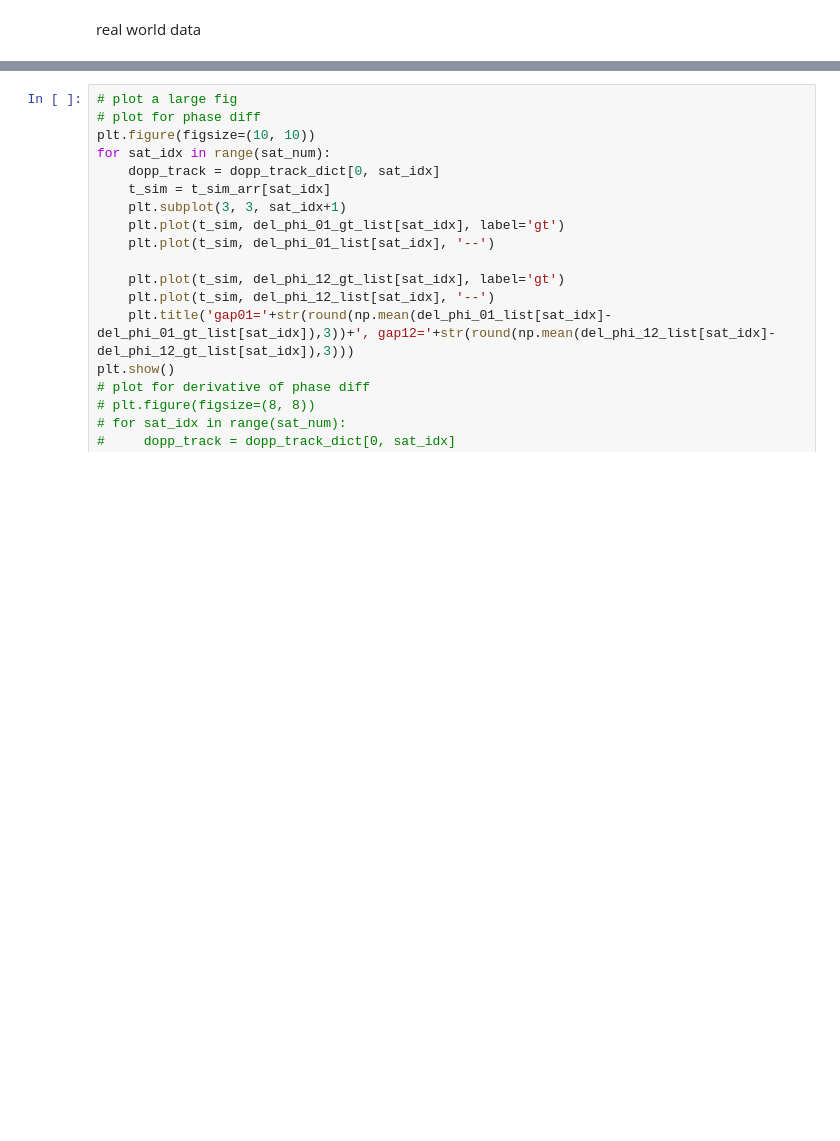
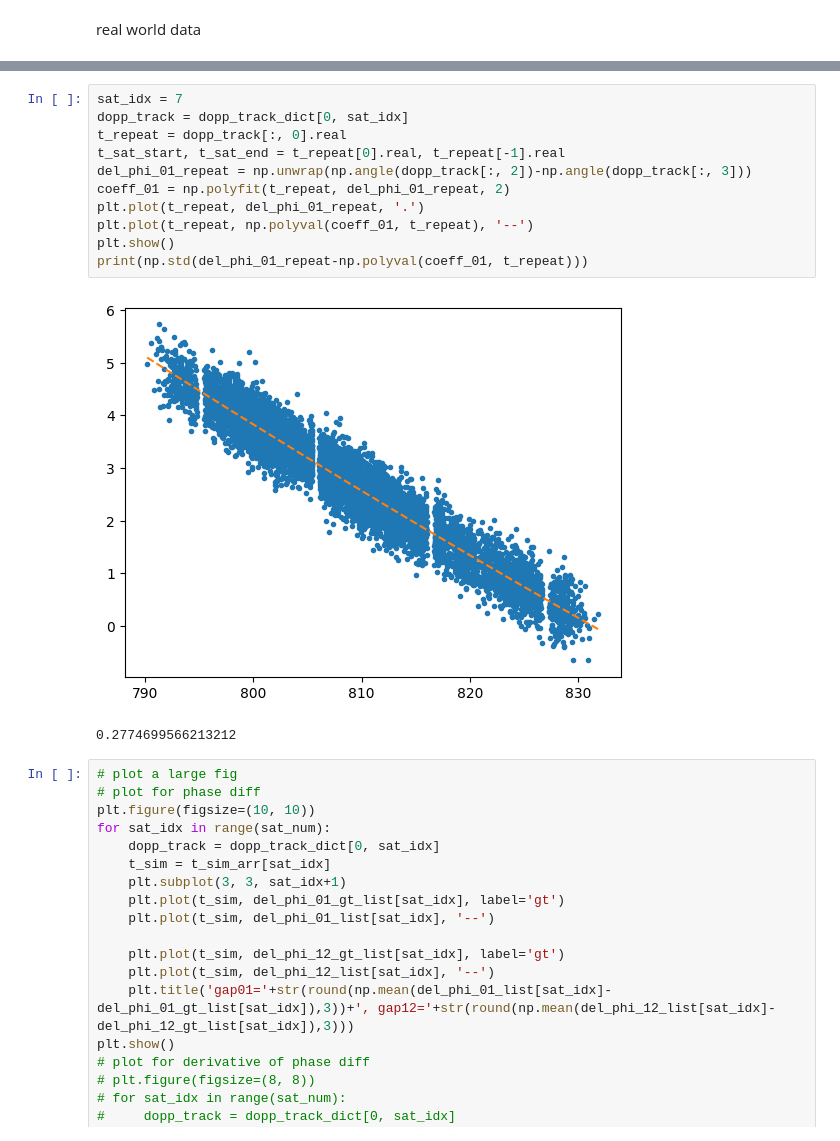
Before and after one commit to ConnectedSystemsLab/starloc_preproc, a Jupyter notebook: Starloc/recover_orientation.ipynb, the cells around one changed output, grey strips where cells are left out. Cells and saved outputs as stored; diff of their text form; blank space fills up the shorter version.

```diff
--- a/Starloc/recover_orientation.ipynb
+++ b/Starloc/recover_orientation.ipynb
@@ -162,6 +164,20 @@ for sat_idx in range(sat_num):
     el_gt_list.append(el_gt)
     range_gt_list.append(range_gt)
     t_sim_arr.append(t_sim)
+# %%
+sat_idx = 7
+dopp_track = dopp_track_dict[0, sat_idx]
+t_repeat = dopp_track[:, 0].real
+t_sat_start, t_sat_end = t_repeat[0].real, t_repeat[-1].real
+del_phi_01_repeat = np.unwrap(np.angle(dopp_track[:, 2])-np.angle(dopp_track[:, 3]))
+coeff_01 = np.polyfit(t_repeat, del_phi_01_repeat, 2)
+plt.plot(t_repeat, del_phi_01_repeat, '.')
+plt.plot(t_repeat, np.polyval(coeff_01, t_repeat), '--')
+plt.show()
+print(np.std(del_phi_01_repeat-np.polyval(coeff_01, t_repeat)))
+# %% [output]
+[figure, added]
+0.2774699566213212
 # %%
 # plot a large fig
 # plot for phase diff
```
Also changed, not shown: parts of 5 cells of this notebook, 1 other file.
